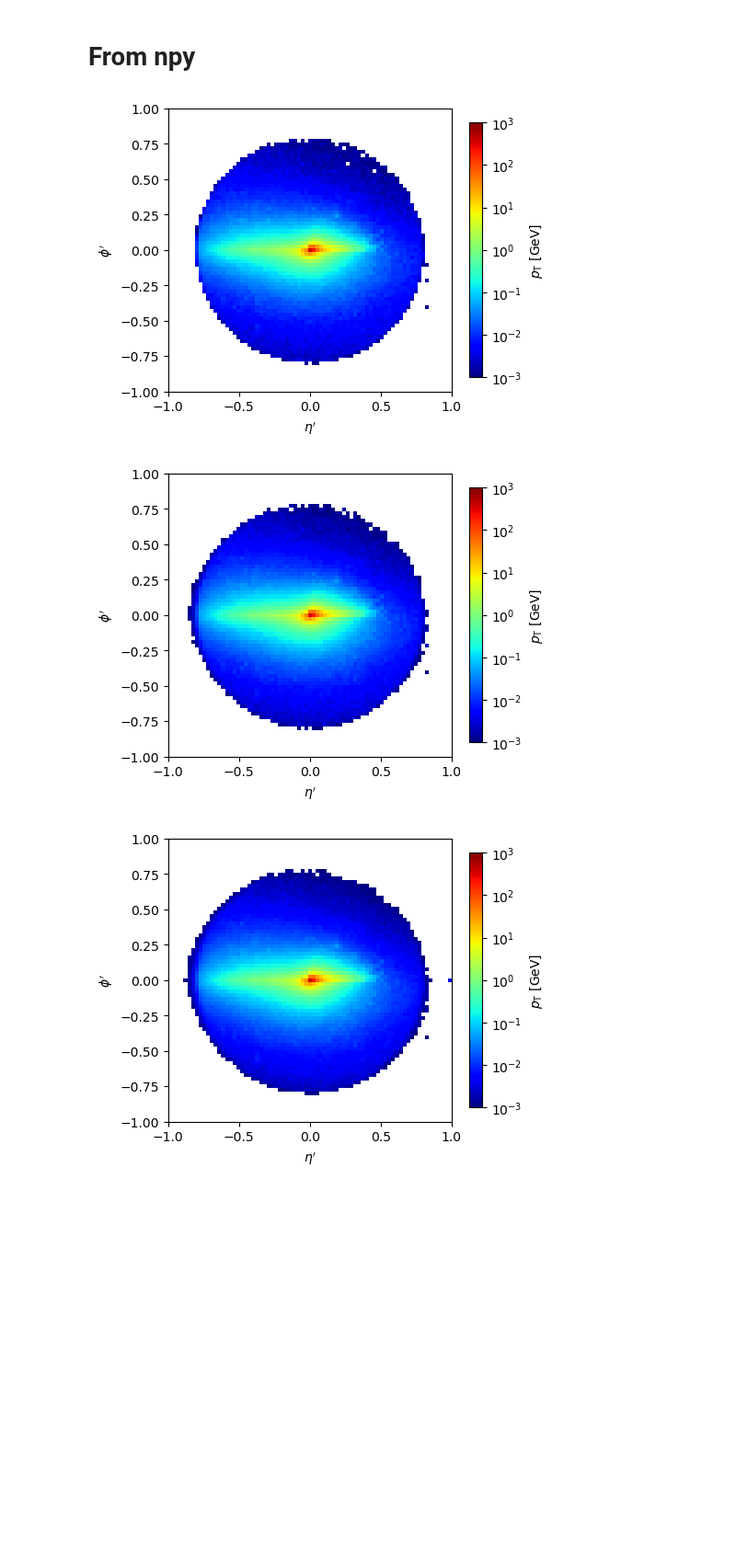
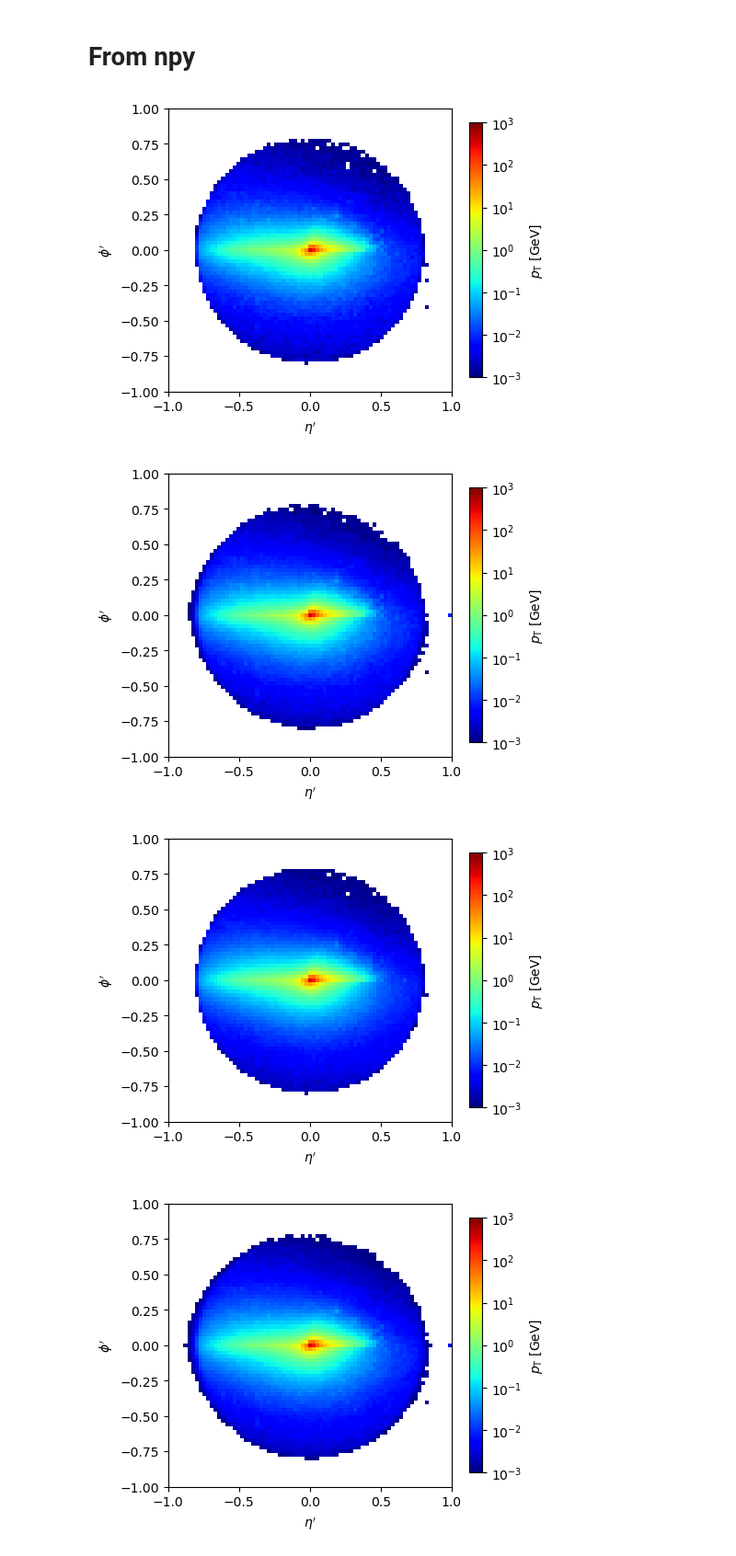
Before and after one commit to r10222035/data_augmentation, a Jupyter notebook: Sample/plot_jet_image.ipynb, the cells around one changed output. Shown at 92% size. Cells and saved outputs as stored; diff of their text form; code cells hidden in the pictures; blank space fills up the shorter version.

```diff
--- a/Sample/plot_jet_image.ipynb
+++ b/Sample/plot_jet_image.ipynb
@@ -32,12 +30,22 @@ def plot_from_npy(npy_file, save_path=None):
 # %%
-npy_path = './HVmodel/data/DA/mix_sample_10.0-data.npy'
-plot_from_npy(npy_path, save_path='../figures/HVmodel_jet_image_average_original.pdf')
+npy_path = './HVmodel/data/new/mix_sample_1.0-data.npy'
+plot_from_npy(npy_path,
+              save_path='../figures/HVmodel_jet_image_average_original.pdf'
+              )
 
-npy_path = './HVmodel/data/DA/mix_sample_10.0_aug_1-data.npy'
-plot_from_npy(npy_path, save_path='../figures/HVmodel_jet_image_average_aug_1.pdf')
+npy_path = './HVmodel/data/new/mix_sample_1.0_aug_1-data.npy'
+plot_from_npy(npy_path,
+              save_path='../figures/HVmodel_jet_image_average_aug_1.pdf'
+              )
+
+npy_path = './HVmodel/data/new/mix_sample_1.0_x2-data.npy'
+plot_from_npy(npy_path,
+              save_path='../figures/HVmodel_jet_image_average_x2.pdf'
+              )
 # %% [output]
-[figure, old version]
+[figure, new version]
-[figure, old version]
+[figure, new version]
+[figure, added]
 # %%
 npy_path = './HVmodel/data/DA/mix_sample_10.0_aug_3-data.npy'
 data_aug_3 = plot_from_npy(npy_path, save_path='../figures/HVmodel_jet_image_average_aug_3.pdf')
```
Also changed, not shown: parts of 3 cells of this notebook, 14 other files.
